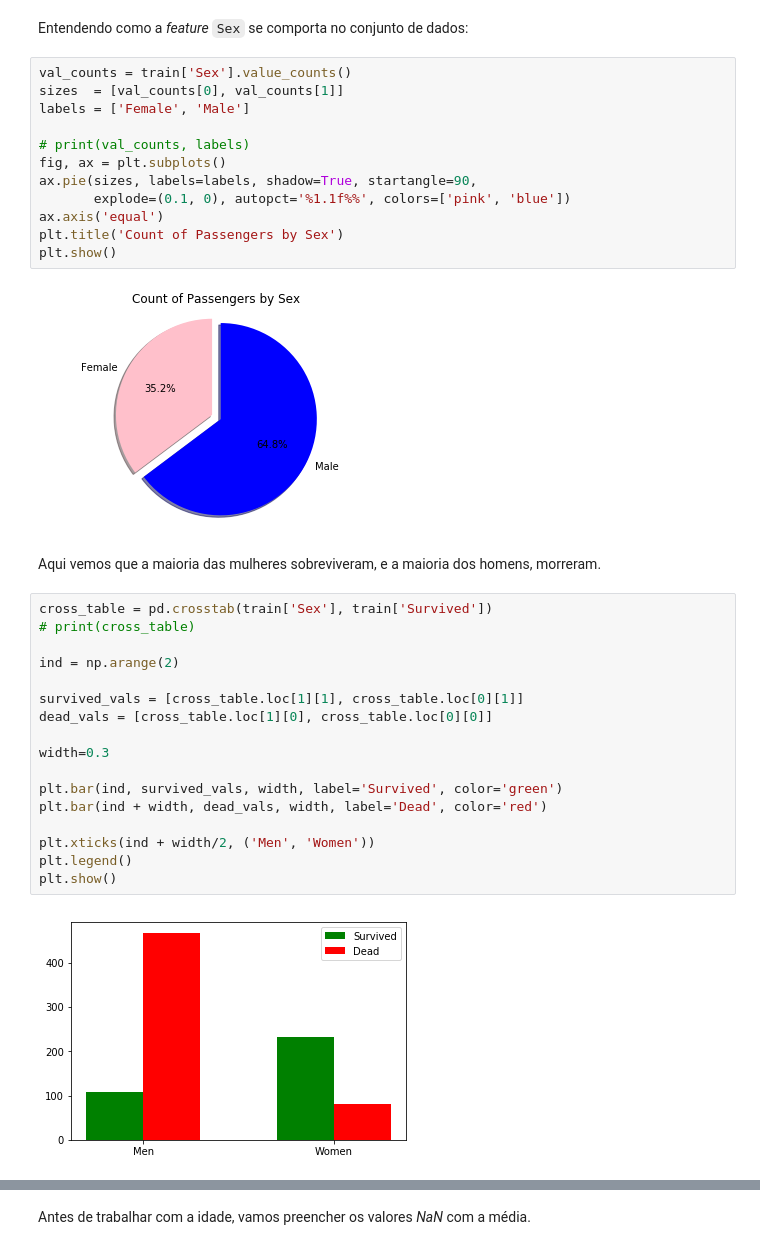
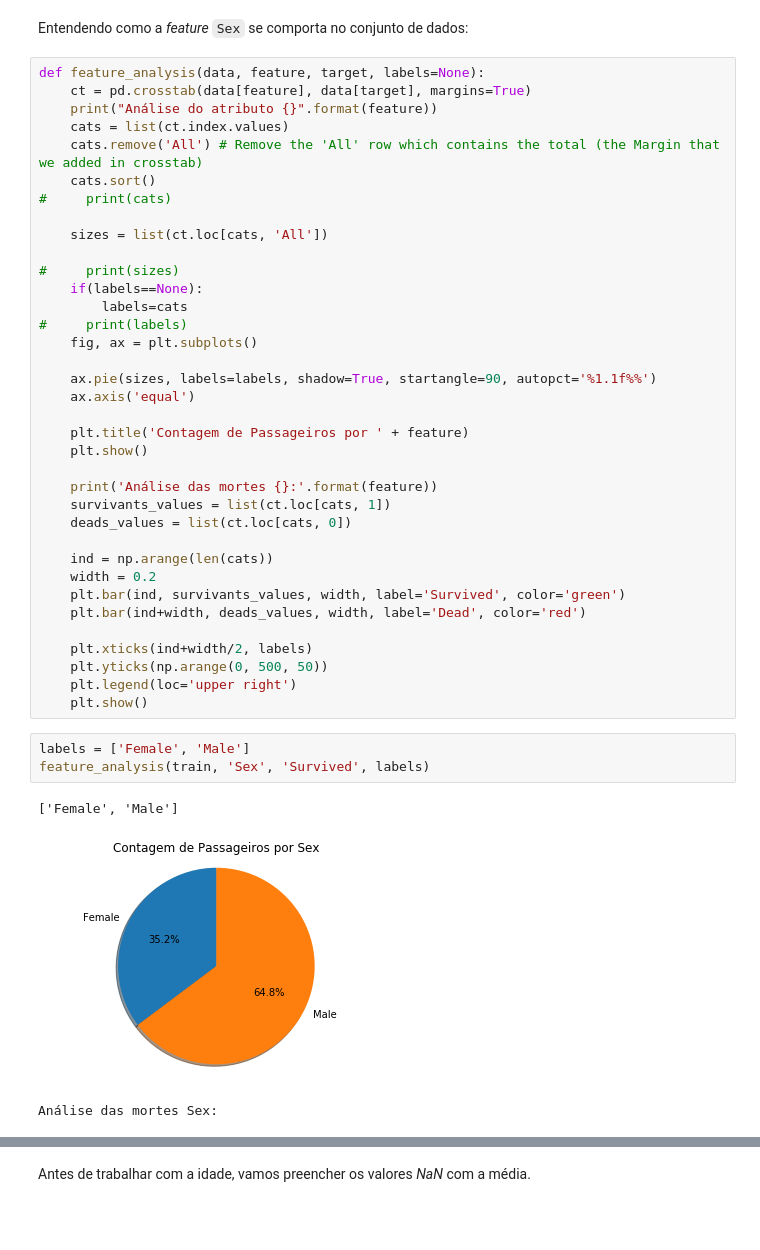
Before and after one commit to luisuzai/Titanic_Survivor, a Jupyter notebook: kernel.ipynb, the cells around one changed output, grey strips where cells are left out. Saved outputs shown, nothing was run; the diff lists cells and outputs as text; blank space fills up the shorter version.

Commit message:
Adicionada função genérica para a análise das features.

````diff
--- a/kernel.ipynb
+++ b/kernel.ipynb
@@ -95,38 +95,46 @@ def encode_sex(sex_col):
 train['Sex'] = encode_sex(train['Sex'])
 # %% [markdown]
 Entendendo como a *feature* ```Sex``` se comporta no conjunto de dados:
-# %%
-val_counts = train['Sex'].value_counts()
-sizes  = [val_counts[0], val_counts[1]]
-labels = ['Female', 'Male']
-
-# print(val_counts, labels)
-fig, ax = plt.subplots()
-ax.pie(sizes, labels=labels, shadow=True, startangle=90,
-       explode=(0.1, 0), autopct='%1.1f%%', colors=['pink', 'blue'])
-ax.axis('equal')
-plt.title('Count of Passengers by Sex')
-plt.show()
-# %% [output]
-[figure, removed]
-# %% [markdown]
-Aqui vemos que a maioria das mulheres sobreviveram, e a maioria dos homens, morreram.
-# %%
-cross_table = pd.crosstab(train['Sex'], train['Survived'])
-# print(cross_table)
-
-ind = np.arange(2)
-
-survived_vals = [cross_table.loc[1][1], cross_table.loc[0][1]]
-dead_vals = [cross_table.loc[1][0], cross_table.loc[0][0]]
-
-width=0.3
-
-plt.bar(ind, survived_vals, width, label='Survived', color='green')
-plt.bar(ind + width, dead_vals, width, label='Dead', color='red')
-
-plt.xticks(ind + width/2, ('Men', 'Women'))
-plt.legend()
-plt.show()
-# %% [output]
-[figure, removed]
+# %%
+def feature_analysis(data, feature, target, labels=None):
+    ct = pd.crosstab(data[feature], data[target], margins=True)
+    print("Análise do atributo {}".format(feature))
+    cats = list(ct.index.values)
+    cats.remove('All') # Remove the 'All' row which contains the total (the Margin that we added in crosstab)
+    cats.sort()
+#     print(cats)
+
+    sizes = list(ct.loc[cats, 'All'])
+
+#     print(sizes)
+    if(labels==None):
+        labels=cats
+#     print(labels)
+    fig, ax = plt.subplots()
+
+    ax.pie(sizes, labels=labels, shadow=True, startangle=90, autopct='%1.1f%%')
+    ax.axis('equal')
+
+    plt.title('Contagem de Passageiros por ' + feature)
+    plt.show()
+
+    print('Análise das mortes {}:'.format(feature))
+    survivants_values = list(ct.loc[cats, 1])
+    deads_values = list(ct.loc[cats, 0])
+
+    ind = np.arange(len(cats))
+    width = 0.2
+    plt.bar(ind, survivants_values, width, label='Survived', color='green')
+    plt.bar(ind+width, deads_values, width, label='Dead', color='red')
+
+    plt.xticks(ind+width/2, labels)
+    plt.yticks(np.arange(0, 500, 50))
+    plt.legend(loc='upper right')
+    plt.show()
+# %%
+labels = ['Female', 'Male']
+feature_analysis(train, 'Sex', 'Survived', labels)
+# %% [output]
+['Female', 'Male']
+[figure, added]
+Análise das mortes Sex:
````
Also changed, not shown: parts of 23 cells of this notebook.
